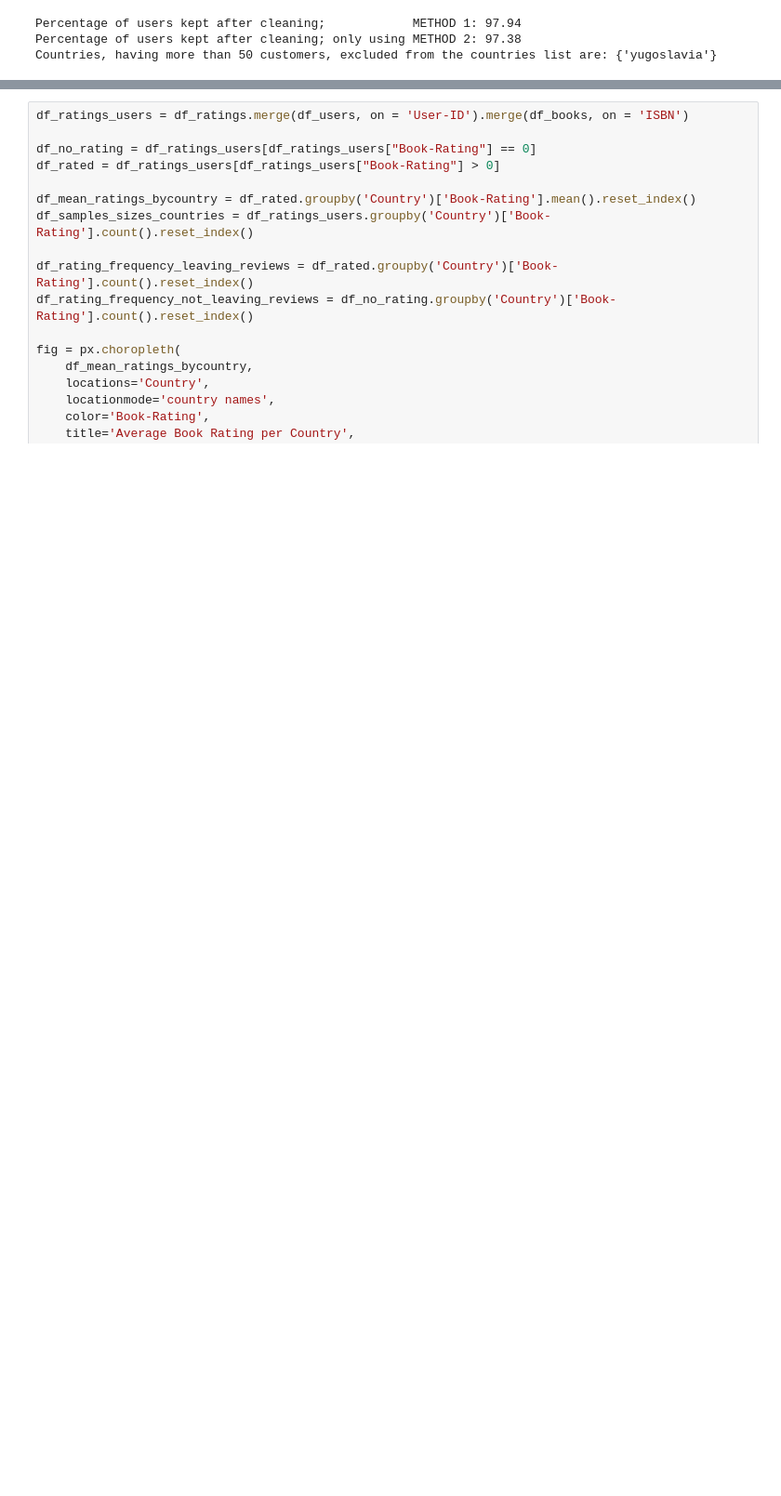
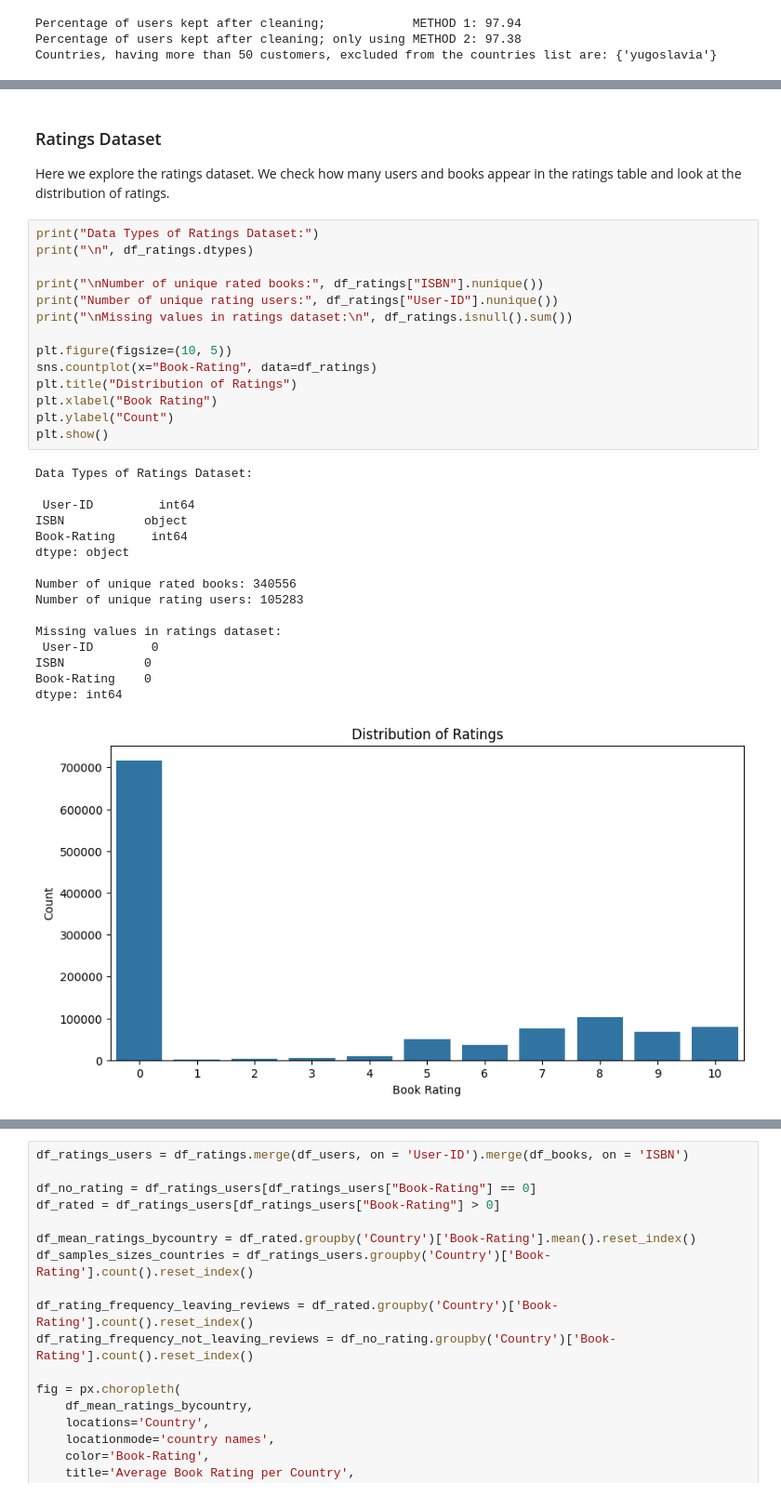
Before and after one commit to vladipetkov/Amazon-Books, a Jupyter notebook: group22_amazon_books.ipynb, the cells around one changed output, grey strips where cells are left out. Shown at 93% size. Drawn from its saved outputs; the diff is of its cells as text; blank space fills up the shorter version.

```diff
--- a/group22_amazon_books.ipynb
+++ b/group22_amazon_books.ipynb
@@ -98,0 +240,34 @@ Countries, having more than 50 customers, excluded from the countries list are:
+# %% [markdown]
+### Ratings Dataset
+Here we explore the ratings dataset. We check how many users and books appear in the ratings table and look at the distribution of ratings.
+# %%
+print("Data Types of Ratings Dataset:")
+print("\n", df_ratings.dtypes)
+
+print("\nNumber of unique rated books:", df_ratings["ISBN"].nunique())
+print("Number of unique rating users:", df_ratings["User-ID"].nunique())
+print("\nMissing values in ratings dataset:\n", df_ratings.isnull().sum())
+
+plt.figure(figsize=(10, 5))
+sns.countplot(x="Book-Rating", data=df_ratings)
+plt.title("Distribution of Ratings")
+plt.xlabel("Book Rating")
+plt.ylabel("Count")
+plt.show()
+# %% [output]
+Data Types of Ratings Dataset:
+
+ User-ID         int64
+ISBN           object
+Book-Rating     int64
+dtype: object
+
+Number of unique rated books: 340556
+Number of unique rating users: 105283
+
+Missing values in ratings dataset:
+ User-ID        0
+ISBN           0
+Book-Rating    0
+dtype: int64
+[figure, added]
```
Also changed, not shown: parts of 30 cells of this notebook, 2 other files.
